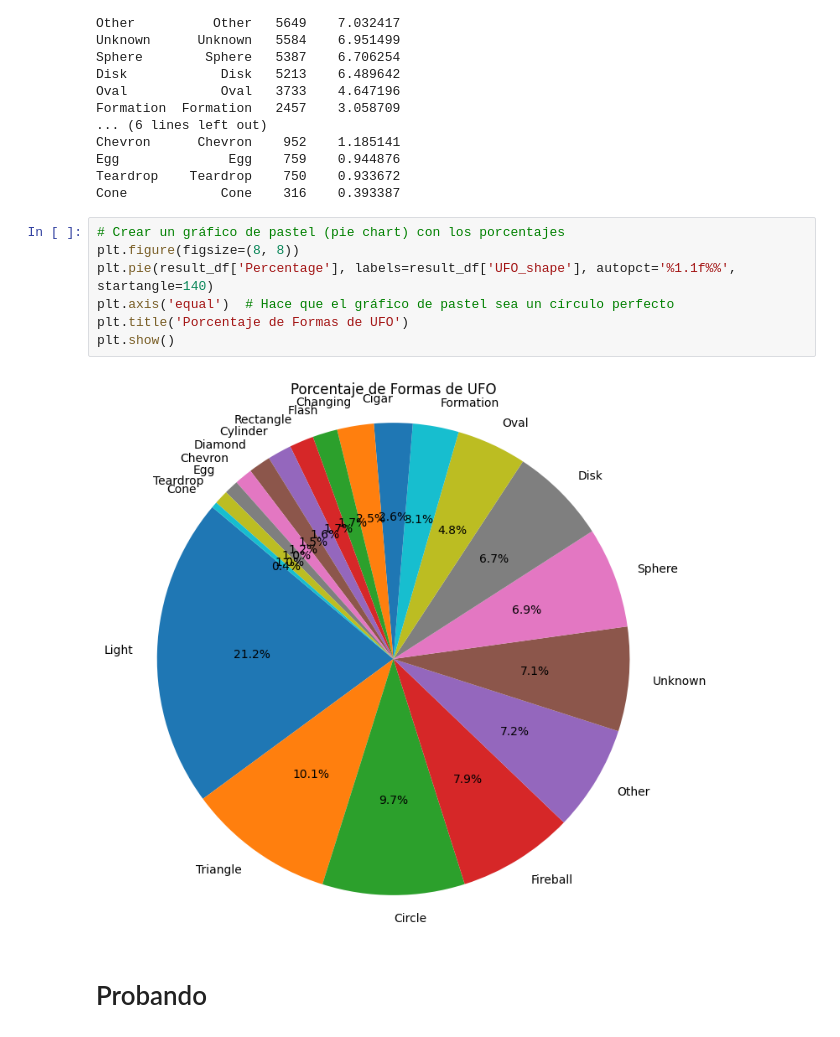
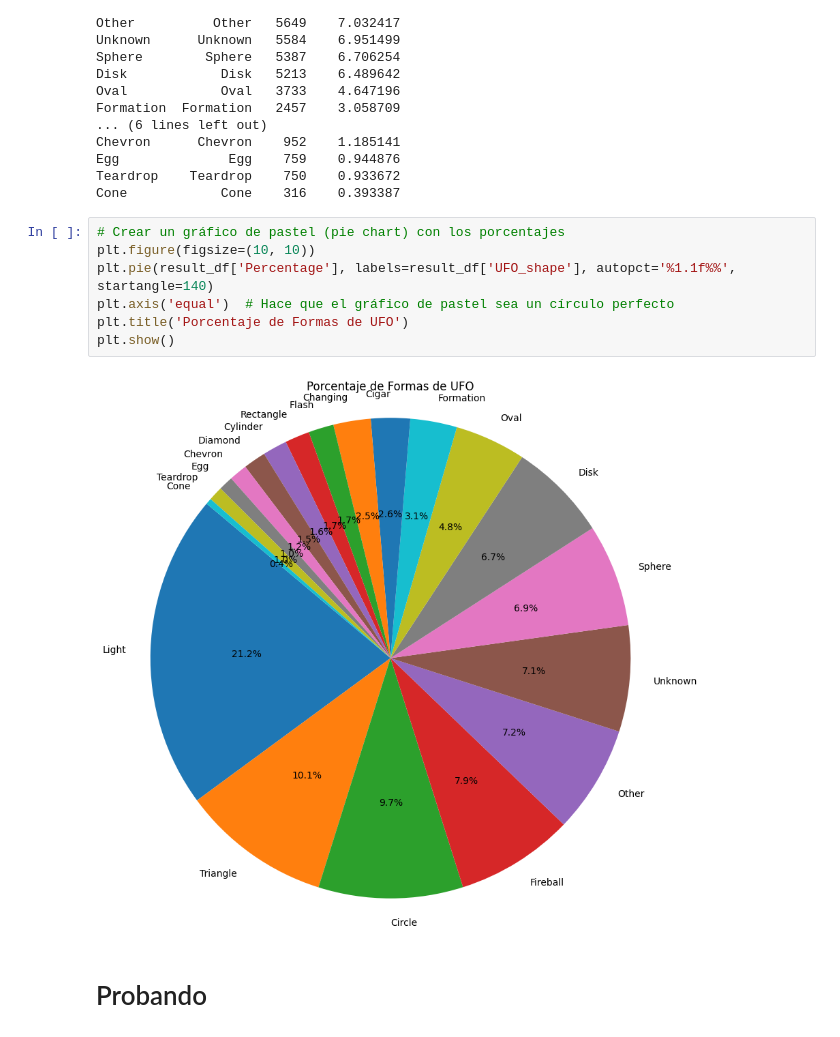
Before and after one commit to awchacon/first_project, a Jupyter notebook: first_project.ipynb, the cells around one changed output. Cells and saved outputs as stored; diff of their text form.

```diff
--- a/first_project.ipynb
+++ b/first_project.ipynb
@@ -381,13 +357,13 @@ Teardrop    Teardrop    750    0.933672
 Cone            Cone    316    0.393387
 # %%
 # Crear un gráfico de pastel (pie chart) con los porcentajes
-plt.figure(figsize=(8, 8))
+plt.figure(figsize=(10, 10))
 plt.pie(result_df['Percentage'], labels=result_df['UFO_shape'], autopct='%1.1f%%', startangle=140)
 plt.axis('equal')  # Hace que el gráfico de pastel sea un círculo perfecto
 plt.title('Porcentaje de Formas de UFO')
 plt.show()
 # %% [output]
-[figure, old version]
+[figure, new version]
 # %% [markdown]
 # Probando
 # %%
```
Also changed, not shown: parts of 11 cells of this notebook.
